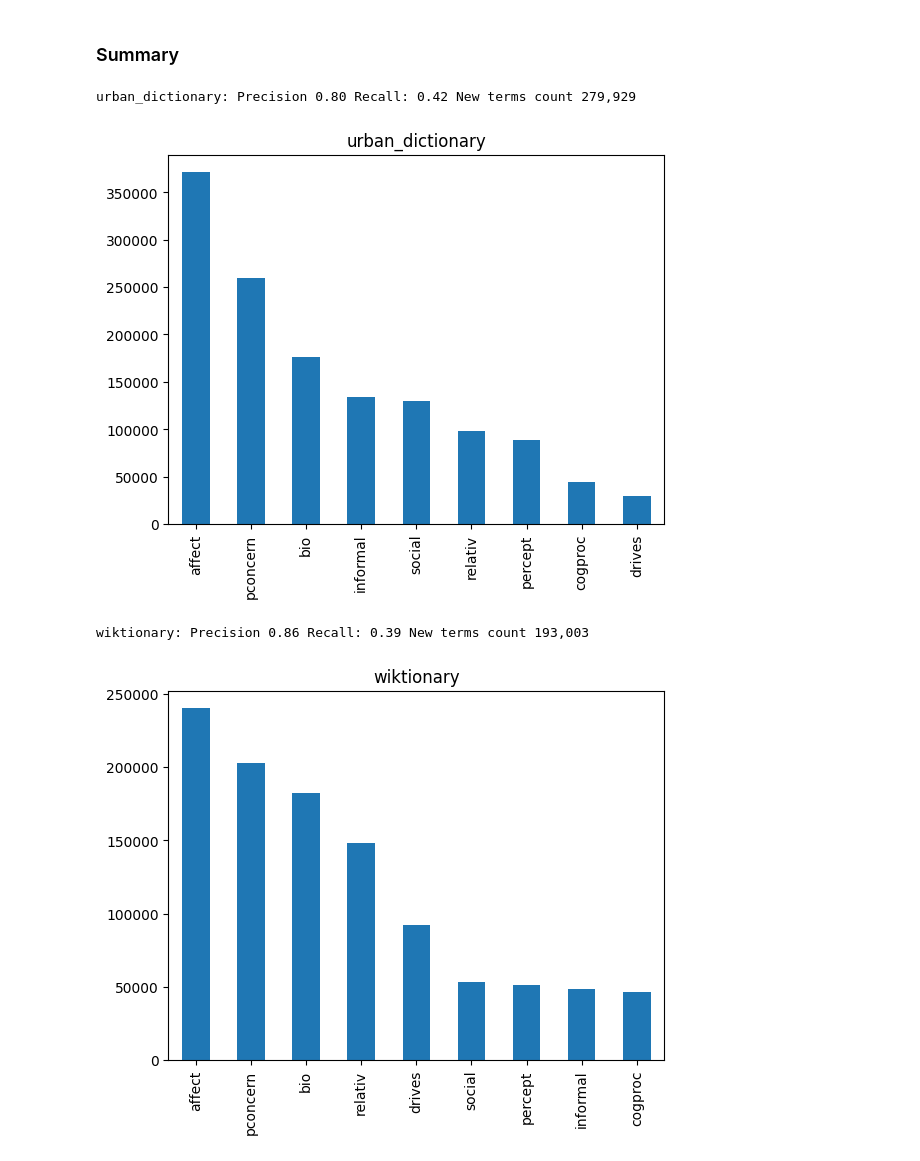
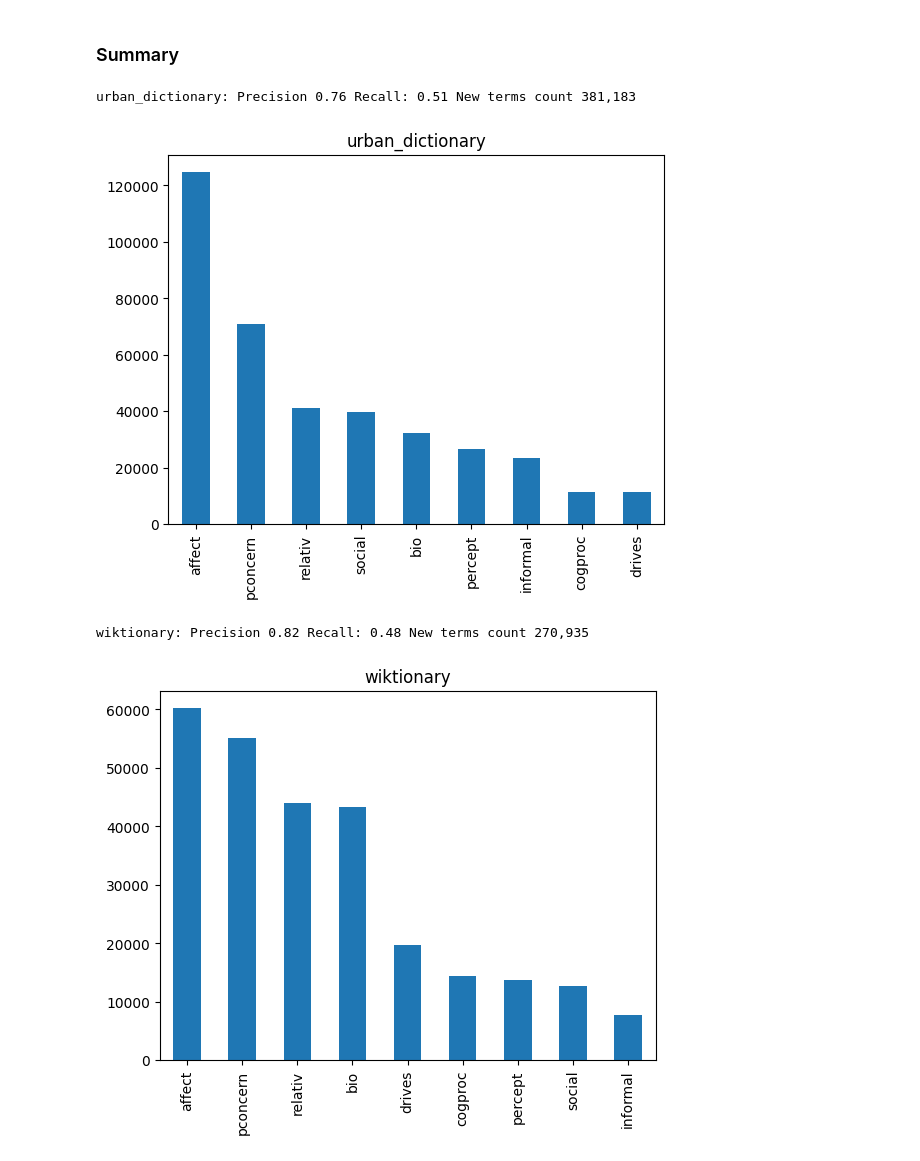
Before and after one commit to mabahgat/lexpander, a Jupyter notebook: exp_liwc2015-root9_vs_wk_ud-top10.ipynb, the cells around one changed output. Saved outputs shown, nothing was run; the diff lists cells and outputs as text; code cells hidden in the pictures.

```diff
--- a/exp_liwc2015-root9_vs_wk_ud-top10.ipynb
+++ b/exp_liwc2015-root9_vs_wk_ud-top10.ipynb
@@ -64,19 +64,23 @@ counts_vs_thresholds = {d_name: plot_counts_vs_threshold(df, title=d_name) for d
 [figure]
 # %% [markdown]
 ### Summary
+# %%
+prob_thr = 0.98
 # %%
 def print_stats(d_name: str, thr: float):
 	pr, recall = thr_pr_recalls[d_name][thr]
 	new_count = counts_vs_thresholds[d_name][thr]
 	print(f'{d_name}: Precision {pr:.2f} Recall: {recall:.2f} New terms count {new_count:,}')
-	plot_label_counts(labeled_dicts[d_name].label_out, title=d_name)
+	df = labeled_dicts[d_name]
+	df = df[df.prob_out >= thr]
+	plot_label_counts(df.label_out, title=d_name)
 # %%
-print_stats('urban_dictionary', 0.99)
+print_stats('urban_dictionary', prob_thr)
 # %% [output]
-urban_dictionary: Precision 0.80 Recall: 0.42 New terms count 279,929
+urban_dictionary: Precision 0.76 Recall: 0.51 New terms count 381,183
-[figure, old version]
+[figure, new version]
 # %%
-print_stats('wiktionary', 0.99)
+print_stats('wiktionary', prob_thr)
 # %% [output]
-wiktionary: Precision 0.86 Recall: 0.39 New terms count 193,003
+wiktionary: Precision 0.82 Recall: 0.48 New terms count 270,935
-[figure, old version]
+[figure, new version]
```
Also changed, not shown: 2 other files.
